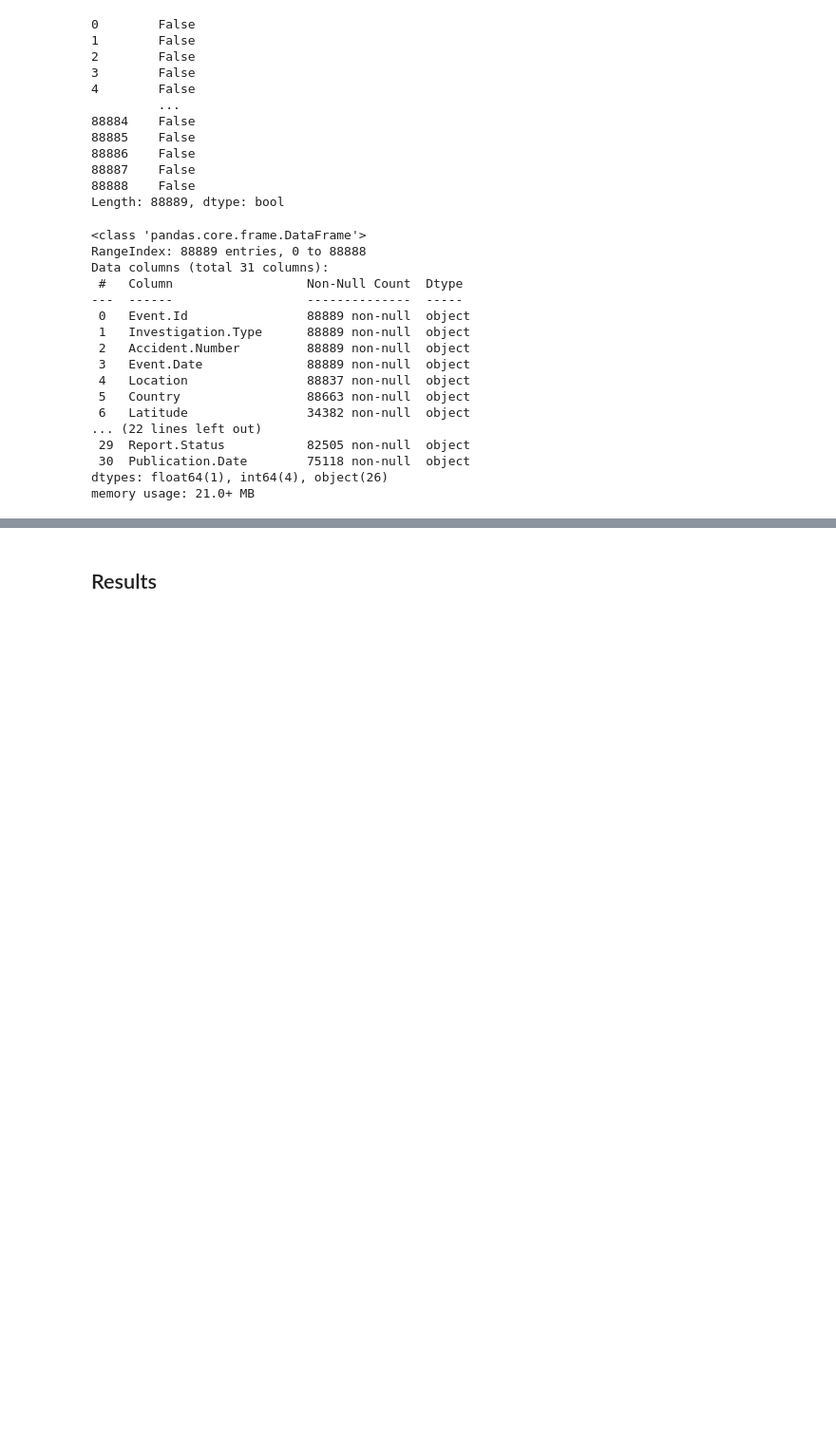
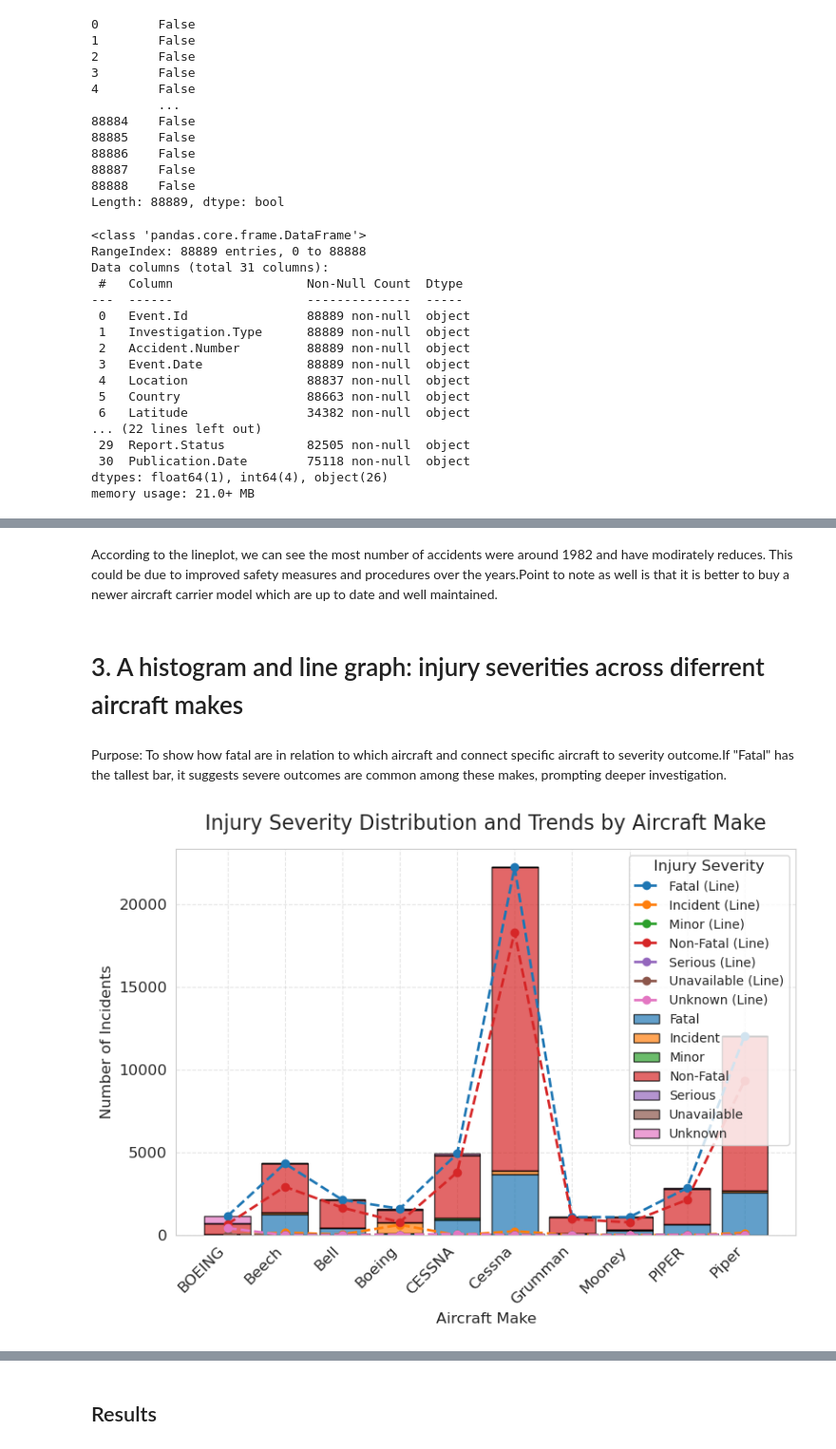
Before and after one commit to Husky-69/Shallom-phase-1-project, a Jupyter notebook: Shallom-phase1-project.ipynb, the cells around one changed output, grey strips where cells are left out. Shown at 95% size. Saved outputs shown, nothing was run; the diff lists cells and outputs as text; code cells hidden in the pictures; blank space fills up the shorter version.

```diff
--- a/Shallom-phase1-project.ipynb
+++ b/Shallom-phase1-project.ipynb
@@ -256,0 +457,59 @@ SyntaxError: invalid syntax (1021443792.py, line 2)
+# %% [markdown]
+According to the lineplot, we can see the most number of accidents were around 1982 and have modirately reduces. This could be due to improved safety measures and procedures over the years.Point to note as well is that it is better to buy a newer aircraft carrier model which are up to date and well maintained.
+# %% [markdown]
+# 3. A histogram and line graph: injury severities across diferrent aircraft makes
+# %% [markdown]
+Purpose: To show how fatal are in relation to which aircraft and connect specific aircraft to severity outcome.If "Fatal" has the tallest bar, it suggests severe outcomes are common among these makes, prompting deeper investigation.
+# %%
+plt.figure(figsize=(8, 6))
+
+# Filter to top 10 makes and create a copy
+top_makes = df2['Make'].value_counts().head(10).index
+df2 = df2[df2['Make'].isin(top_makes)].copy()
+
+# Prepare data: Count incidents per Make and Injury.Severity
+severity_by_make = df2.groupby(['Make', 'Injury.Severity']).size().unstack(fill_value=0)
+severities = severity_by_make.columns  # e.g., ['Fatal', 'Minor', 'Serious', 'Unknown']
+
+# Histogram: Stacked bars for each Make
+bottom = None
+for severity in severities:
+    plt.bar(
+        severity_by_make.index,
+        severity_by_make[severity],
+        bottom=bottom,
+        label=severity,
+        edgecolor='black',
+        alpha=0.7  # Slight transparency for overlap
+    )
+    # Update bottom for stacking
+    if bottom is None:
+        bottom = severity_by_make[severity]
+    else:
+        bottom += severity_by_make[severity]
+
+# Line Graph: Overlay lines for each severity
+for severity in severities:
+    plt.plot(
+        severity_by_make.index,
+        severity_by_make[severity],
+        marker='o',
+        linestyle='--',
+        linewidth=2,
+        label=f'{severity} (Line)' if severity in plt.gca().get_legend_handles_labels()[1] else severity
+    )
+
+# Customize
+plt.title('Injury Severity Distribution and Trends by Aircraft Make', fontsize=16, pad=15)
+plt.xlabel('Aircraft Make', fontsize=12)
+plt.ylabel('Number of Incidents', fontsize=12)
+plt.xticks(rotation=45, ha='right')
+plt.legend(title='Injury Severity', title_fontsize=12, fontsize=10, loc='upper right')
+plt.grid(True, linestyle='--', alpha=0.5)
+plt.tight_layout()
+
+# Save and show
+plt.savefig('injury_severity_combined_by_make.png', dpi=300)
+plt.show()
+# %% [output]
+[figure, added]
```
Also changed, not shown: parts of 43 cells of this notebook, 5 other files.
